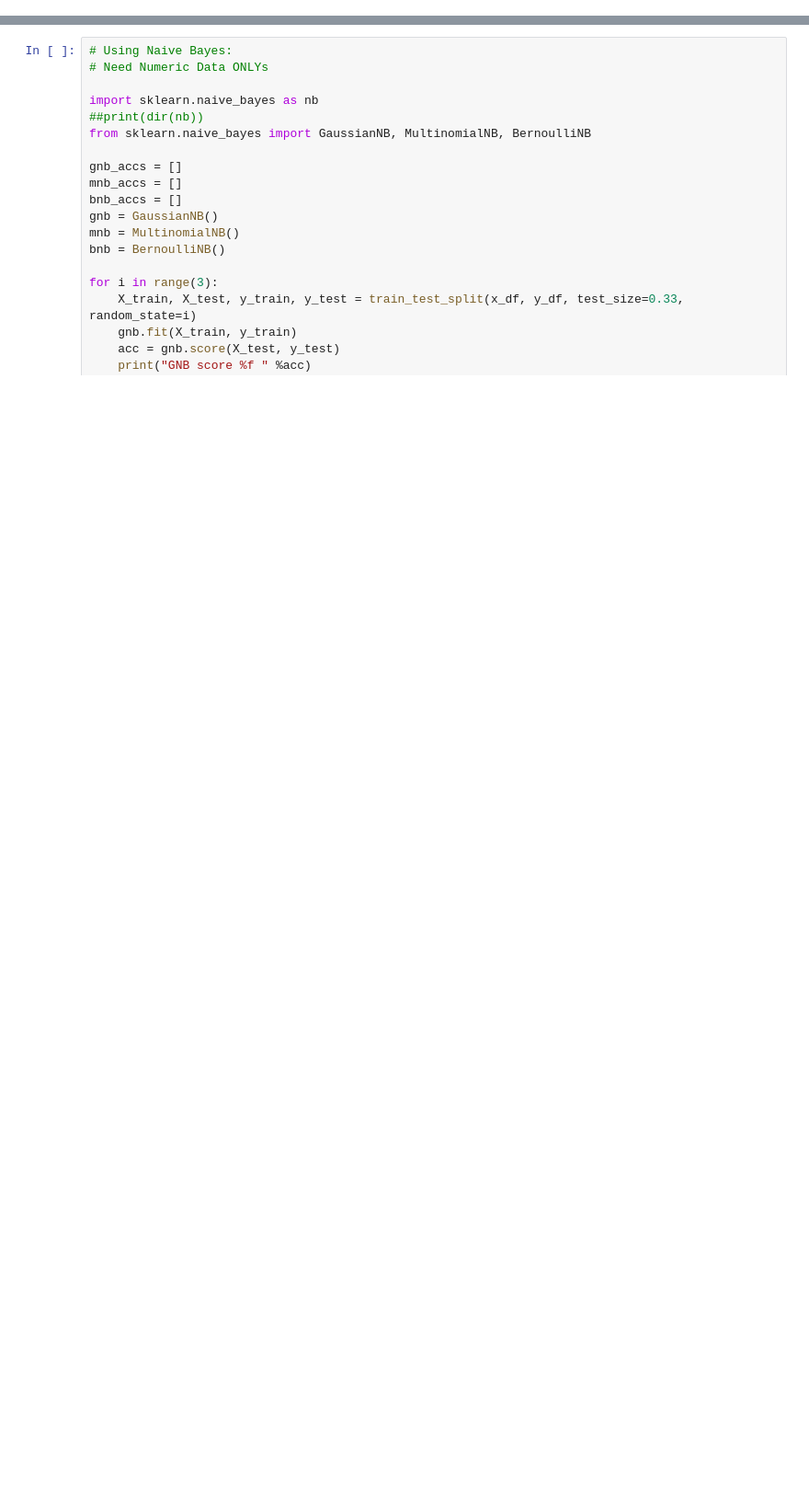
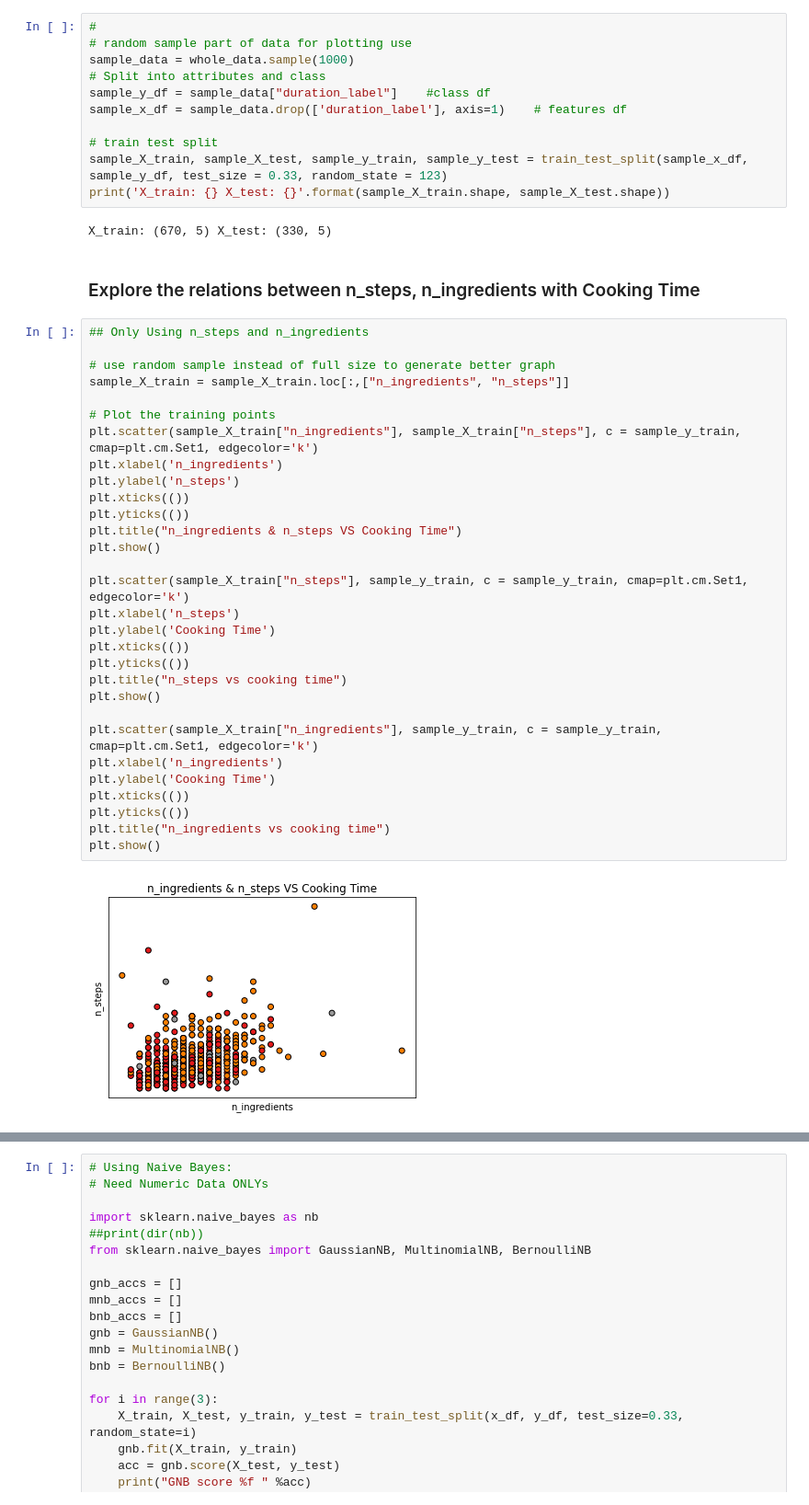
Before and after one commit to lich2000117/Cooking_Time_Estimate, a Jupyter notebook: ass2.ipynb, the cells around one changed output, grey strips where cells are left out. Shown at 92% size. Saved outputs shown, nothing was run; the diff lists cells and outputs as text; blank space fills up the shorter version.

Commit message:
using n_steps and n_ingredients only

```diff
--- a/ass2.ipynb
+++ b/ass2.ipynb
@@ -17,3 +34,50 @@ X_train, X_test, y_train, y_test = train_test_split(x_df, y_df, test_size = 0.33
 print('X_train: {} X_test: {}'.format(X_train.shape, X_test.shape))
 # %% [output]
 X_train: (26800, 5) X_test: (13200, 5)
+# %%
+#
+# random sample part of data for plotting use
+sample_data = whole_data.sample(1000)
+# Split into attributes and class
+sample_y_df = sample_data["duration_label"]    #class df
+sample_x_df = sample_data.drop(['duration_label'], axis=1)    # features df
+
+# train test split
+sample_X_train, sample_X_test, sample_y_train, sample_y_test = train_test_split(sample_x_df, sample_y_df, test_size = 0.33, random_state = 123)
+print('X_train: {} X_test: {}'.format(sample_X_train.shape, sample_X_test.shape))
+# %% [output]
+X_train: (670, 5) X_test: (330, 5)
+# %% [markdown]
+### Explore the relations between n_steps, n_ingredients  with Cooking Time
+# %%
+## Only Using n_steps and n_ingredients
+
+# use random sample instead of full size to generate better graph
+sample_X_train = sample_X_train.loc[:,["n_ingredients", "n_steps"]]
+
+# Plot the training points
+plt.scatter(sample_X_train["n_ingredients"], sample_X_train["n_steps"], c = sample_y_train, cmap=plt.cm.Set1, edgecolor='k')
+plt.xlabel('n_ingredients')
+plt.ylabel('n_steps')
+plt.xticks(())
+plt.yticks(())
+plt.title("n_ingredients & n_steps VS Cooking Time")
+plt.show()
+
+plt.scatter(sample_X_train["n_steps"], sample_y_train, c = sample_y_train, cmap=plt.cm.Set1, edgecolor='k')
+plt.xlabel('n_steps')
+plt.ylabel('Cooking Time')
+plt.xticks(())
+plt.yticks(())
+plt.title("n_steps vs cooking time")
+plt.show()
+
+plt.scatter(sample_X_train["n_ingredients"], sample_y_train, c = sample_y_train, cmap=plt.cm.Set1, edgecolor='k')
+plt.xlabel('n_ingredients')
+plt.ylabel('Cooking Time')
+plt.xticks(())
+plt.yticks(())
+plt.title("n_ingredients vs cooking time")
+plt.show()
+# %% [output]
+[figure, added]
```
Also changed, not shown: parts of 22 cells of this notebook, 1 other file.
